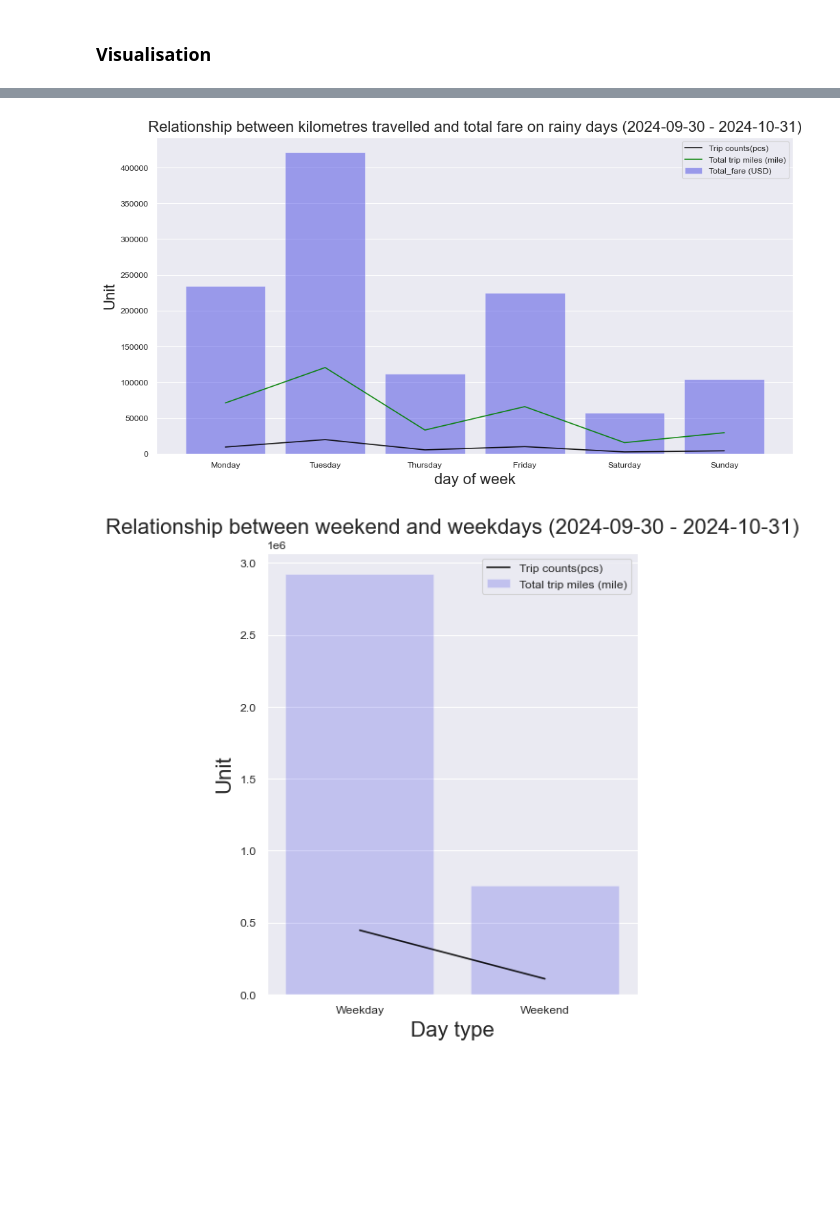
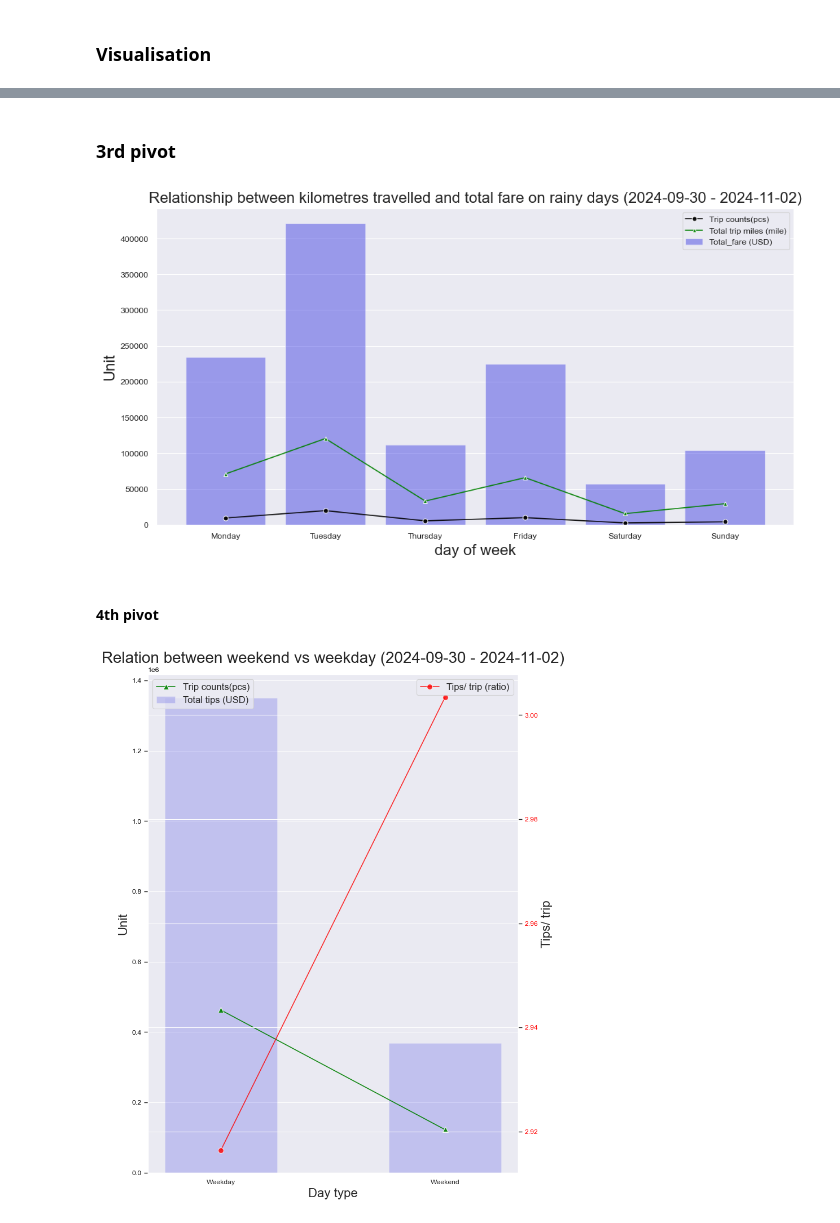
Before and after one commit to TamasLadanyi/Chicago-taxi, a Jupyter notebook: 08_local_visualisation.ipynb, the cells around one changed output, grey strips where cells are left out. Drawn from its saved outputs; the diff is of its cells as text; code cells hidden in the pictures; blank space fills up the shorter version.

```diff
--- a/08_local_visualisation.ipynb
+++ b/08_local_visualisation.ipynb
@@ -311,15 +311,15 @@ SELECT
         WHEN day_of_week IN (6, 7) THEN 'Weekend'
         ELSE 'Weekday'
     END AS day_type,
-    COUNT(trip_id) AS trip_count,
-    SUM(trip_miles) AS total_trip_miles
+    COUNT(trip_id) AS total_trip_count,
+    SUM(tips) AS total_tips,
+    SUM(tips)/ COUNT(trip_id) as ratio_of_tips_per_trip
 FROM trips_full
 GROUP BY
     CASE
         WHEN day_of_week IN (6, 7) THEN 'Weekend'
         ELSE 'Weekday'
     END
-ORDER BY day_type
 ''')
 query_for_weekend_vs_weekday
 # %% [output]
@@ -473,3 +481,5 @@ plt.show()
+# %% [markdown]
+### 3rd pivot
 # %%
 plt.figure(figsize=(12, 6))
 
@@ -478,6 +488,8 @@ sns.lineplot(
     y='trip_count',
     data=query_for_rainy_days,
     color='black',
+    marker='o',
+    markersize=5,
     alpha=0.9,
     label= 'Trip counts(pcs)'
 )
@@ -494,6 +506,8 @@ sns.lineplot(
     y='total_trip_miles',
     data=query_for_rainy_days,
     color='green',
+    marker='^',
+    markersize=5,
     alpha=0.9,
     label='Total trip miles (mile)'
 )
@@ -504,31 +518,57 @@ plt.ylabel('Unit', fontsize=16)
 
 plt.show()
 # %% [output]
-[figure, old version]
+[figure, new version]
+# %% [markdown]
+#### 4th pivot
 # %%
-plt.figure(figsize=(5, 6))
+fig, ax1 = plt.subplots(figsize=(8,10))
 
 sns.lineplot(
     x='day_type',
-    y='trip_count',
+    y='total_trip_count',
     data=query_for_weekend_vs_weekday,
-    color='black',
+    color='green',
+    marker='^',
+    markersize=7,
     alpha=0.9,
     label= 'Trip counts(pcs)'
 )
 sns.barplot(
     x='day_type',
-    y='total_trip_miles',
+    y ='total_tips',
     data=query_for_weekend_vs_weekday,
     color='blue',
     alpha=0.2,
-    label= 'Total trip miles (mile)'
+    width=0.5,
+    label= 'Total tips (USD)'
 )
 
-plt.title(f'Relationship between weekend and weekdays ({date_for_visualisation_title})', fontsize=16)
-plt.xlabel('Day type', fontsize=16)
-plt.ylabel('Unit', fontsize=16)
+ax1.set_title(f'Relation between weekend vs weekday ({date_for_visualisation_title})', fontsize=20)
+ax1.set_xlabel('Day type', fontsize=16)
+ax1.set_ylabel('Unit', fontsize=16)
+ax1.legend(loc='upper left', fontsize=12)
+ax1.tick_params(axis='y', labelcolor='black')
 
+ax2 = ax1.twinx()
+
+sns.lineplot(
+    data=query_for_weekend_vs_weekday,
+    x='day_type',
+    y='ratio_of_tips_per_trip',
+    color='red',
+    marker='o',
+    markersize=7,
+    alpha=0.8,
+    label='Tips/ trip (ratio)',
+    ax=ax2
+)
+
+ax2.set_ylabel('Tips/ trip', fontsize=16)
+ax2.legend(loc='upper right', fontsize=12)
+ax2.tick_params(axis='y', labelcolor='red')
+
+plt.tight_layout()
 plt.show()
 # %% [output]
-[figure, old version]
+[figure, new version]
```
Also changed, not shown: parts of 14 cells of this notebook.
